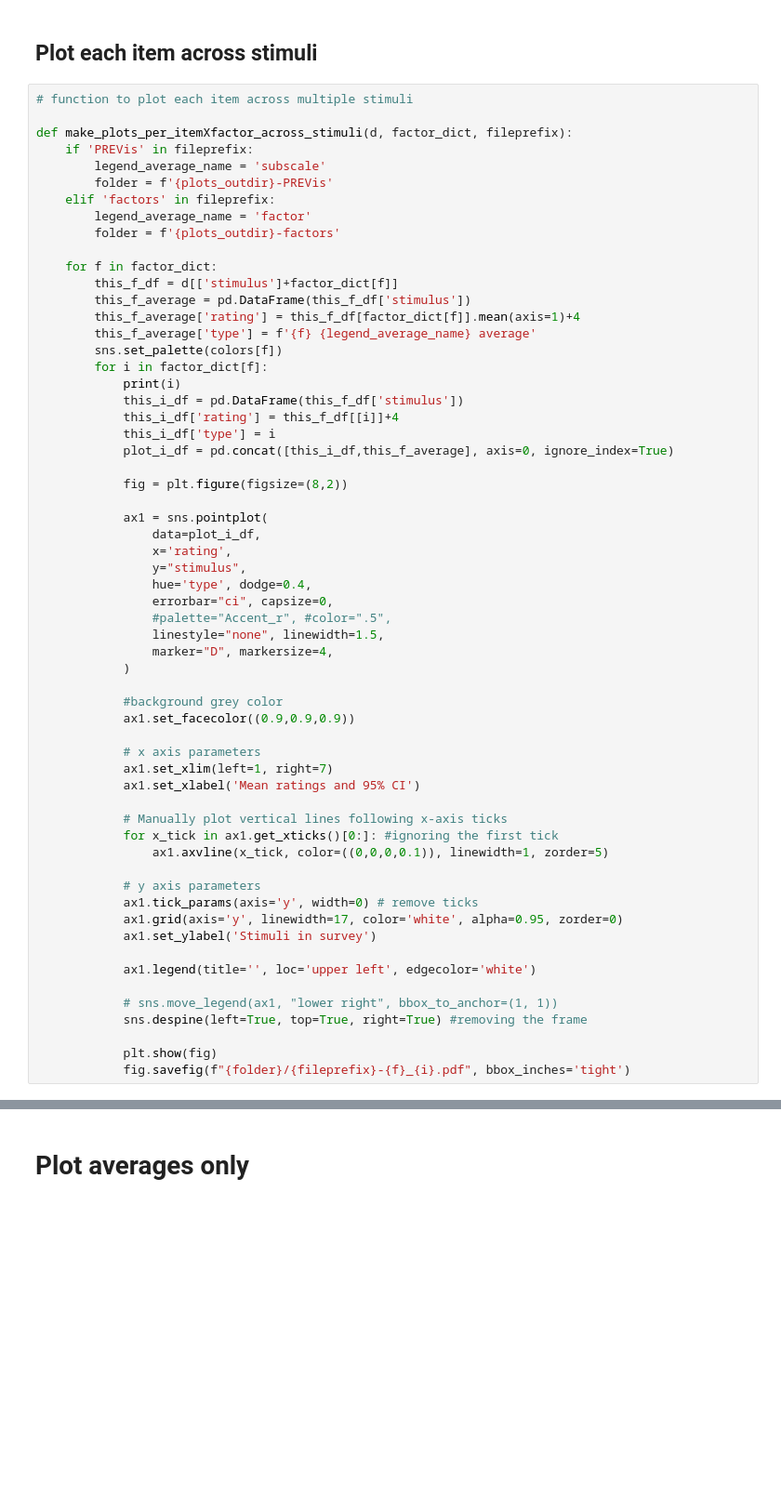
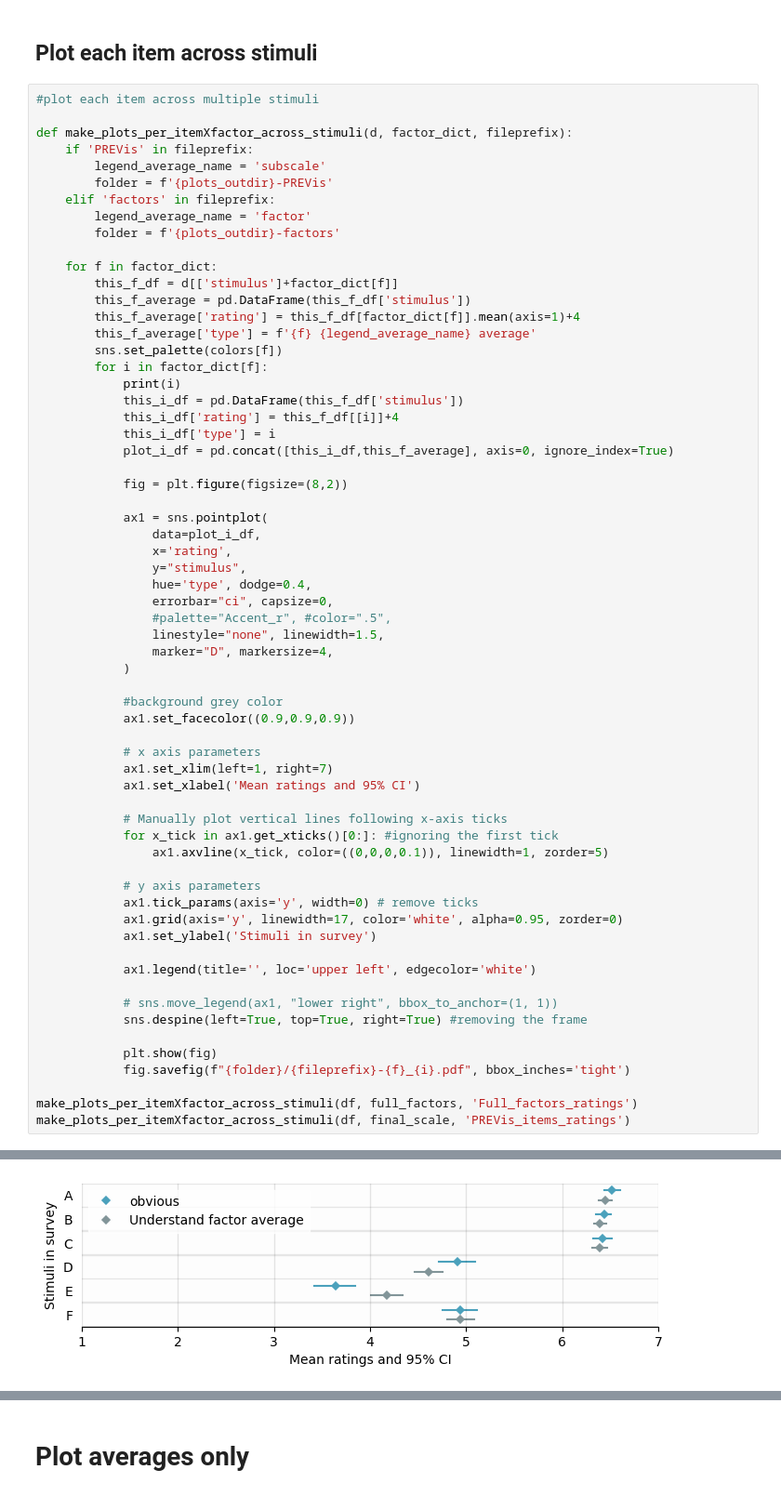
Before and after one commit to AF-Cabouat/PREVis-scales, a Jupyter notebook: research code/Replication - PREVis development figures/Notebooks/Reproduce5-rating plots.ipynb, the cells around one changed output, grey strips where cells are left out. Shown at 93% size. Saved outputs shown, nothing was run; the diff lists cells and outputs as text; blank space fills up the shorter version.

```diff
--- a/research code/Replication - PREVis development figures/Notebooks/Reproduce5-rating plots.ipynb
+++ b/research code/Replication - PREVis development figures/Notebooks/Reproduce5-rating plots.ipynb
@@ -286,7 +278,7 @@ Found CI bar
 # %% [markdown]
 ## Plot each item across stimuli
 # %%
-# function to plot each item across multiple stimuli
+#plot each item across multiple stimuli
 
 def make_plots_per_itemXfactor_across_stimuli(d, factor_dict, fileprefix):
     if 'PREVis' in fileprefix:
@@ -345,3 +337,7 @@ def make_plots_per_itemXfactor_across_stimuli(d, factor_dict, fileprefix):
 
             plt.show(fig)
             fig.savefig(f"{folder}/{fileprefix}-{f}_{i}.pdf", bbox_inches='tight')
+
+make_plots_per_itemXfactor_across_stimuli(df, full_factors, 'Full_factors_ratings')
+make_plots_per_itemXfactor_across_stimuli(df, final_scale, 'PREVis_items_ratings')
+# %% [output]
@@ -347,0 +345 @@ def make_plots_per_itemXfactor_across_stimuli(d, factor_dict, fileprefix):
+[figure, added]
```
Also changed, not shown: parts of 6 cells of this notebook, 42 other files.
